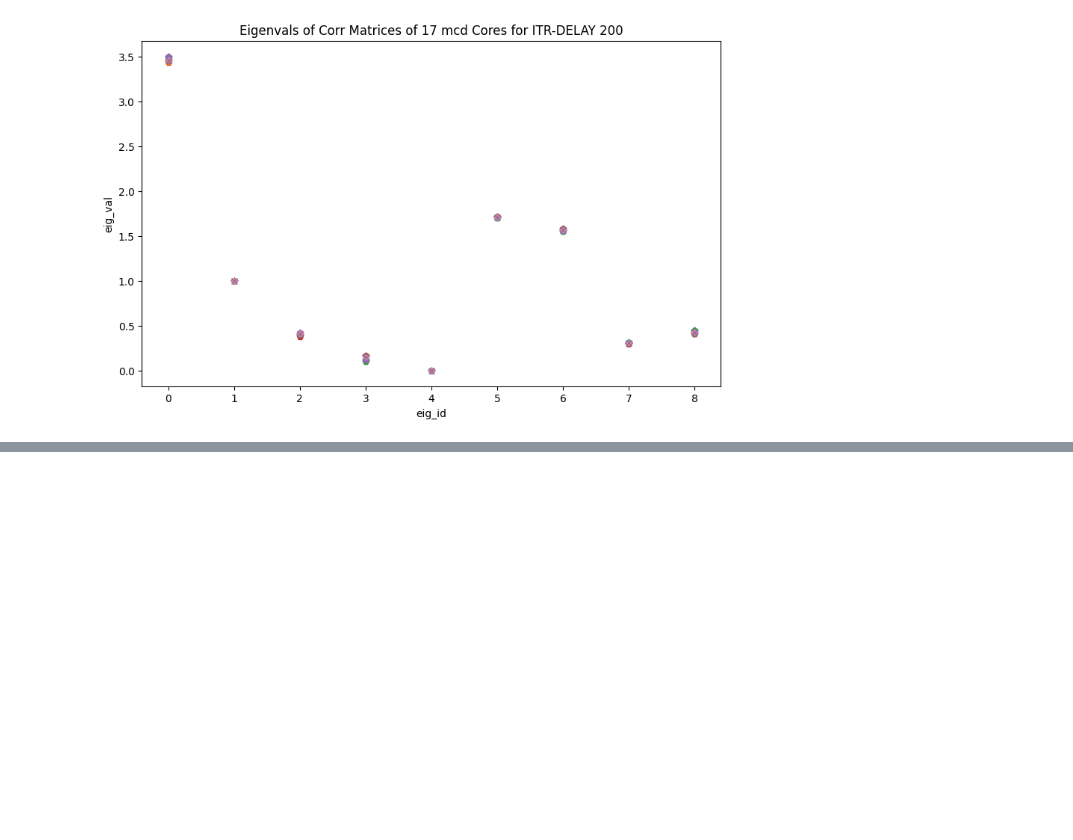
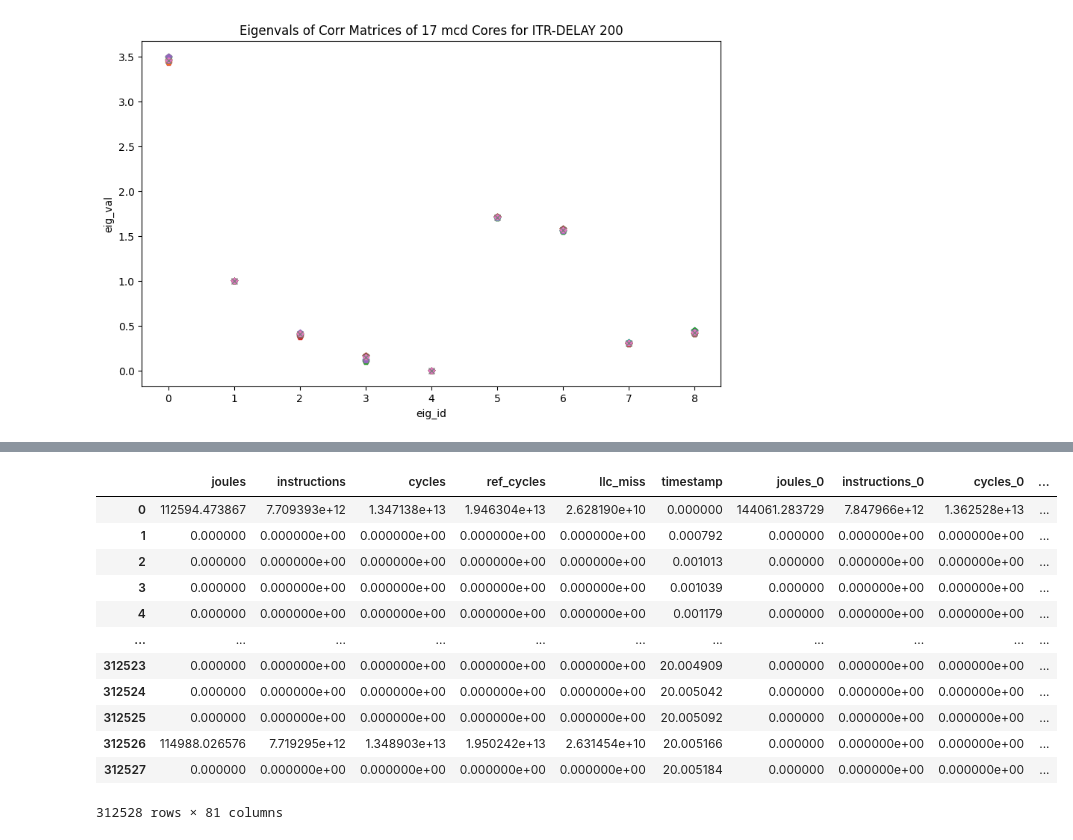
Before and after one commit to awadyn/network_exec_energy_study, a Jupyter notebook: full_logs/Merging of Millisecond-level and Microsecond-level Per-Core Logs.ipynb, the cells around one changed output, grey strips where cells are left out. Drawn from its saved outputs; the diff is of its cells as text; code cells hidden in the pictures; blank space fills up the shorter version.

```diff
--- a/full_logs/Merging of Millisecond-level and Microsecond-level Per-Core Logs.ipynb
+++ b/full_logs/Merging of Millisecond-level and Microsecond-level Per-Core Logs.ipynb
@@ -177,8 +177,10 @@ def concat_core_logs(dvfs, qps, itr, rapl='135', run='0'):
 def merge_concat_logs(counters_full_df, non_counters_full_df):
 
     # creating dfs of average per-core log readings
-    df_merged_counter = pd.DataFrame(columns=['instructions_diff', 'cycles_diff', 'ref_cycles_diff', \
-                                     'llc_miss_diff', 'joules_diff'])
+#    df_merged_counter = pd.DataFrame(columns=['instructions_diff', 'cycles_diff', 'ref_cycles_diff', \
+#                                     'llc_miss_diff', 'joules_diff'])
+    df_merged_counter = pd.DataFrame(columns=['instructions', 'cycles', 'ref_cycles', \
+                                     'llc_miss', 'joules'])
     df_merged_non_counter = pd.DataFrame(columns=['rx_bytes', 'rx_desc', 'tx_bytes', 'tx_desc'])
 
     # SCHEME 1
@@ -448,0 +456,15 @@ plot_eig_vals(eig_vals)
+# %%
+dvfs = '0xd00'
+qps = '400k'
+run = '0'
+rapl = '135'
+itrs = list_itrs(qps + '_qps/linux_mcd_rdtsc_' + run + '_' + dvfs + '_' + rapl + '_' + qps +'/')
+#for itr in itrs:
+for itr in ['200']:
+    counters_full_df = pd.DataFrame()
+    non_counters_full_df = pd.DataFrame()
+    counters_full_df, non_counters_full_df = concat_core_logs(dvfs, qps, itr)
+    print_err_log(dvfs, qps, itr)
+    merged_counters_df, merged_non_counters_df = merge_concat_logs(counters_full_df, non_counters_full_df)
+    #save_merged_logs(merged_counters_df, merged_non_counters_df, dvfs, qps, itr)
+    print('----------------------------------------')
@@ -448,0 +489,16 @@ plot_eig_vals(eig_vals)
+# %%
+counters_full_df
+# %% [output]
+|  | joules | instructions | cycles | ref_cycles | llc_miss | timestamp | joules_0 | instructions_0 | cycles_0 | ... |
+| 0 | 112594.473867 | 7.709393e+12 | 1.347138e+13 | 1.946304e+13 | 2.628190e+10 | 0.000000 | 144061.283729 | 7.847966e+12 | 1.362528e+13 | ... |
+| 1 | 0.000000 | 0.000000e+00 | 0.000000e+00 | 0.000000e+00 | 0.000000e+00 | 0.000792 | 0.000000 | 0.000000e+00 | 0.000000e+00 | ... |
+| 2 | 0.000000 | 0.000000e+00 | 0.000000e+00 | 0.000000e+00 | 0.000000e+00 | 0.001013 | 0.000000 | 0.000000e+00 | 0.000000e+00 | ... |
+| 3 | 0.000000 | 0.000000e+00 | 0.000000e+00 | 0.000000e+00 | 0.000000e+00 | 0.001039 | 0.000000 | 0.000000e+00 | 0.000000e+00 | ... |
+| 4 | 0.000000 | 0.000000e+00 | 0.000000e+00 | 0.000000e+00 | 0.000000e+00 | 0.001179 | 0.000000 | 0.000000e+00 | 0.000000e+00 | ... |
+| ... | ... | ... | ... | ... | ... | ... | ... | ... | ... | ... |
+| 312523 | 0.000000 | 0.000000e+00 | 0.000000e+00 | 0.000000e+00 | 0.000000e+00 | 20.004909 | 0.000000 | 0.000000e+00 | 0.000000e+00 | ... |
+| 312524 | 0.000000 | 0.000000e+00 | 0.000000e+00 | 0.000000e+00 | 0.000000e+00 | 20.005042 | 0.000000 | 0.000000e+00 | 0.000000e+00 | ... |
+| 312525 | 0.000000 | 0.000000e+00 | 0.000000e+00 | 0.000000e+00 | 0.000000e+00 | 20.005092 | 0.000000 | 0.000000e+00 | 0.000000e+00 | ... |
+| 312526 | 114988.026576 | 7.719295e+12 | 1.348903e+13 | 1.950242e+13 | 2.631454e+10 | 20.005166 | 0.000000 | 0.000000e+00 | 0.000000e+00 | ... |
+| 312527 | 0.000000 | 0.000000e+00 | 0.000000e+00 | 0.000000e+00 | 0.000000e+00 | 20.005184 | 0.000000 | 0.000000e+00 | 0.000000e+00 | ... |
+312528 rows × 81 columns
```
Also changed, not shown: parts of 15 cells of this notebook.
